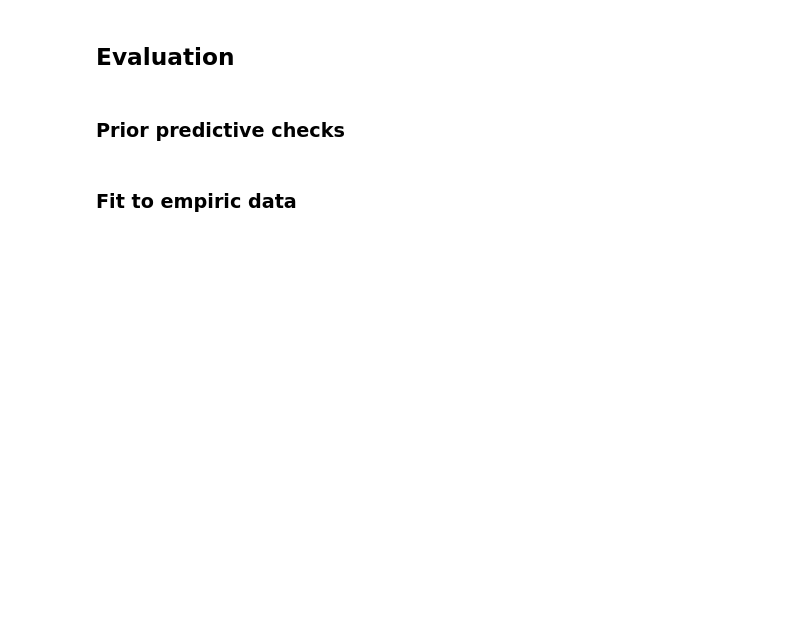
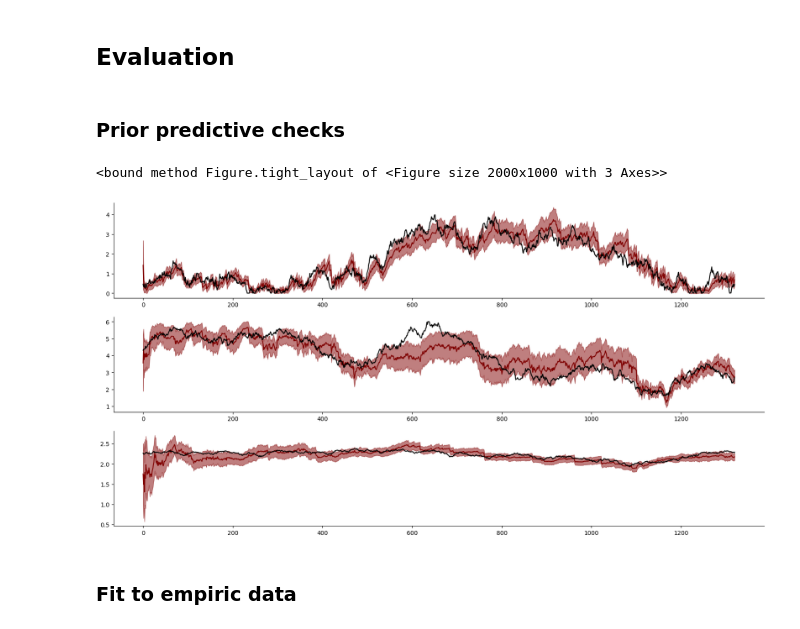
Before and after one commit to bayesflow-org/Neural-Superstatistics, a Jupyter notebook: applications/optimal_policy/notebook/optimal_policy_experiment.ipynb, the cells around one changed output. Saved outputs shown, nothing was run; the diff lists cells and outputs as text; code cells hidden in the pictures; blank space fills up the shorter version.

```diff
--- a/applications/optimal_policy/notebook/optimal_policy_experiment.ipynb
+++ b/applications/optimal_policy/notebook/optimal_policy_experiment.ipynb
@@ -52,8 +70,32 @@ FONT_SIZE_1 = 16
 ### Prior predictive checks
 # %%
 sim_data = model.generate(1)
+true_params = sim_data['local_prior_draws'][0]
 # %%
 post_samples = neural_experiment.amortizer.sample(model.configure(sim_data), 1000)
+# %%
+post_samples['local_samples'].shape
+theta_t = post_samples['local_samples'] * model.local_prior_stds + model.local_prior_means
+theta_t_means = theta_t.mean(axis=1)
+theta_t_stds = theta_t.std(axis=1)
+# %%
+time = np.arange(theta_t_means.shape[0])
+f, axarr = plt.subplots(3, 1, figsize=(20, 10))
+for i, ax in enumerate(axarr.flat):
+    ax.plot(time, theta_t_means[:, i], color='maroon', label='Posterior mean')
+    ax.fill_between(
+        time,
+        theta_t_means[:, i] - theta_t_stds[:, i],
+        theta_t_means[:, i] + theta_t_stds[:, i],
+        color='maroon',
+        alpha=0.5
+        )
+    ax.plot(time, true_params[:, i], color='black', label='True parameter')
+sns.despine()
+f.tight_layout
+# %% [output]
+<bound method Figure.tight_layout of <Figure size 2000x1000 with 3 Axes>>
+[figure, added]
 # %% [markdown]
 ### Fit to empiric data
 # %%
```
Also changed, not shown: parts of 3 cells of this notebook.
